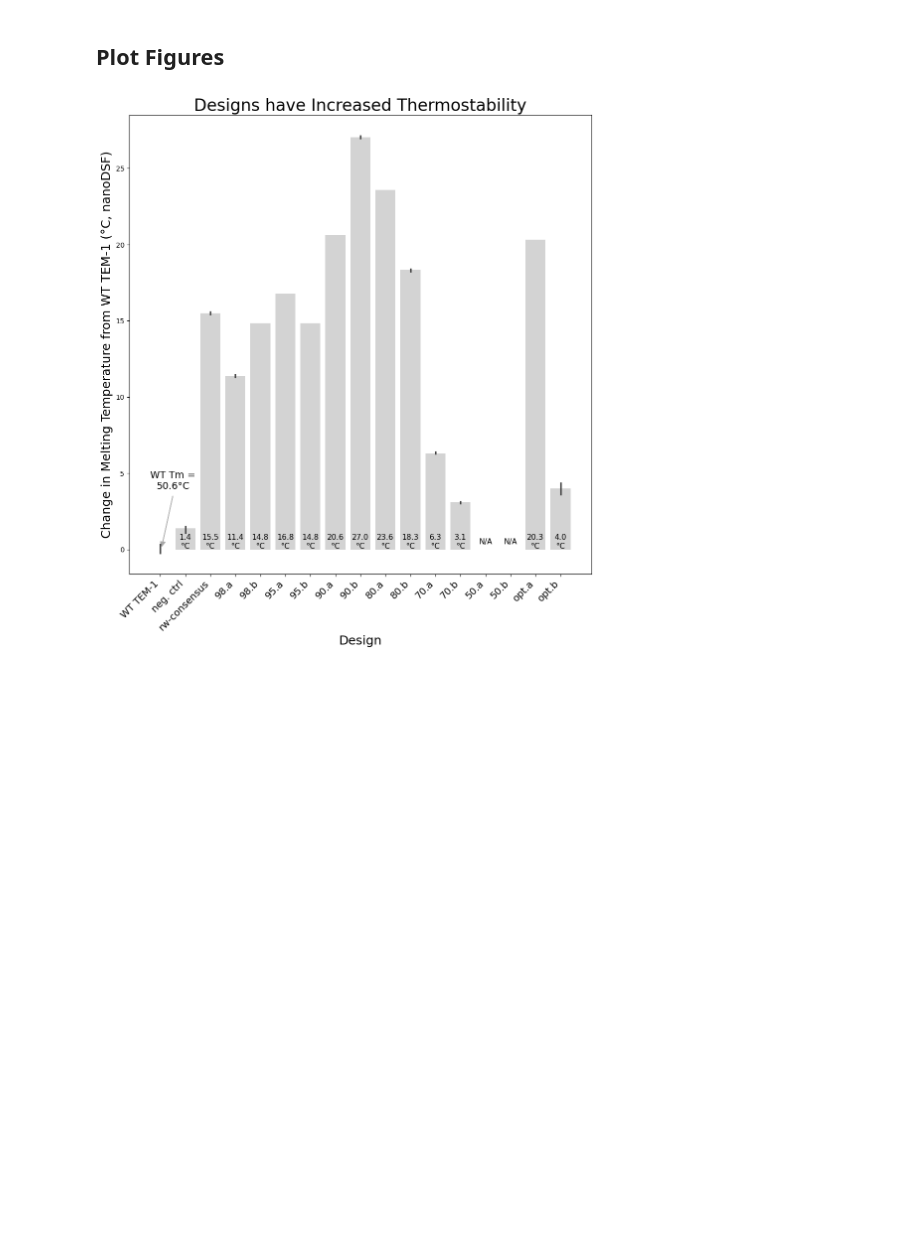
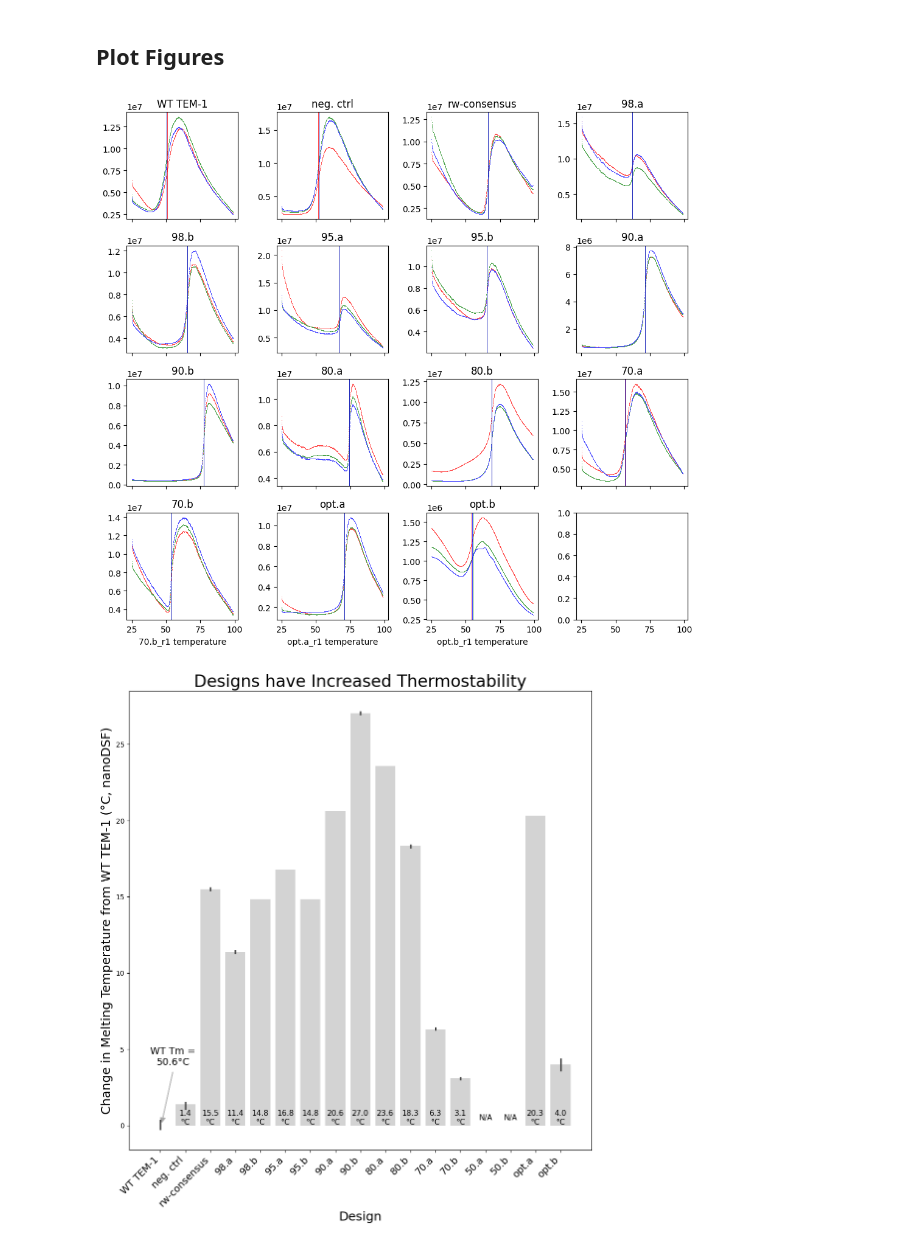
Before and after one commit to gauthierscience/beta-lac-design-orig, a Jupyter notebook: analysis_scripts/melting_temperature_tm.ipynb, the cells around one changed output. Drawn from its saved outputs; the diff is of its cells as text; code cells hidden in the pictures; blank space fills up the shorter version.

```diff
--- a/analysis_scripts/melting_temperature_tm.ipynb
+++ b/analysis_scripts/melting_temperature_tm.ipynb
@@ -29,7 +29,8 @@ DATA_DIR = LOCAL_DIR+'/data'
 OUTPUT_DIR = LOCAL_DIR+'/figures/melting_temperature_tm'
 if not os.path.exists(OUTPUT_DIR): os.makedirs(OUTPUT_DIR)
 
-RAW_DATA_SHEETNAME = 'melting_temperature_tm'
+PROCESSED_DATA_SHEETNAME = 'melting_temperature_tm'
+RAW_DATA_SHEETNAME = 'melting_temperature_tm_raw'
 # %%
 from importlib import reload
 sys.path.append(LOCAL_DIR) #Helper Functions Here
@@ -49,7 +50,7 @@ FHS = FramHelperScripts.FramHelperFunctions(DATA_DIR)
 
 
 df = pd.read_excel(
-    FHS.get_data_filename(), sheet_name=RAW_DATA_SHEETNAME
+    FHS.get_data_filename(), sheet_name=PROCESSED_DATA_SHEETNAME
 )[0:45][['Protein', 'Tm D']]
 
 df = FHS.add_manuscript_name_to_df(
@@ -86,8 +87,64 @@ df = pd.concat([
 
 #remove non-existant samples from sample order
 sample_order = FHS.get_sample_order(df.manuscript_name)
+# %%
+#load raw data
+raw_df = pd.read_excel(
+    FHS.get_data_filename(), sheet_name=RAW_DATA_SHEETNAME,
+)
 # %% [markdown]
 ## Plot Figures
+# %%
+def plot_melting_curves():
+    colors = { 1: "red", 2: "green", 3: "blue" }
+    samples_to_plot = []
+
+    fig, axes = plt.subplots(
+        nrows=4, ncols=4, sharex=True,
+    )
+    fig.set_size_inches(10, 10)
+    axes = axes.flatten()
+
+    sample_order_wo_50s = [
+        s for s in sample_order if s not in ['50.a', '50.b']
+    ]
+    for idx, samplename in enumerate(sample_order_wo_50s):
+        ax = axes[idx]
+
+        r1_temp_str = "{0}_r1 temperature".format(samplename)
+        r1_fluor_str = "{0}_r1 fluorescence".format(samplename)
+        r2_temp_str = "{0}_r2 temperature".format(samplename)
+        r2_fluor_str = "{0}_r2 fluorescence".format(samplename)
+        r3_temp_str = "{0}_r3 temperature".format(samplename)
+        r3_fluor_str = "{0}_r3 fluorescence".format(samplename)
+
+        plotting_df = raw_df[[
+            r1_temp_str, r1_fluor_str,
+            r2_temp_str, r2_fluor_str,
+            r3_temp_str, r3_fluor_str,
+        ]]
+        for repidx in range(0, 3):
+            sns.scatterplot(
+                plotting_df,
+                x="{0}_r{1} temperature".format(samplename, repidx+1),
+                y="{0}_r{1} fluorescence".format(samplename, repidx+1),
+                s=0.5, color=colors[repidx+1],
+                ax=ax
+            )
+            overall_tm = df[df.manuscript_name==samplename].iloc[repidx]
+            ax.axvline(
+                x=overall_tm["Tm D"],
+                color=colors[repidx+1],
+                linewidth=0.5
+            )
+        ax.set_xticks([25, 50, 75, 100])
+        ax.set_title(samplename)
+        ax.set_ylabel(None)
+    fig.tight_layout(rect=[0, 0.03, 1, 0.96])
+    fig.savefig(OUTPUT_DIR+'/Tm_raw_FINAL.pdf')
+plot_melting_curves()
+# %% [output]
+[figure, added]
 # %%
 def plot_final():
     fig, ax = plt.subplots(nrows=1, ncols=1)
```
Also changed, not shown: 2 other files.
